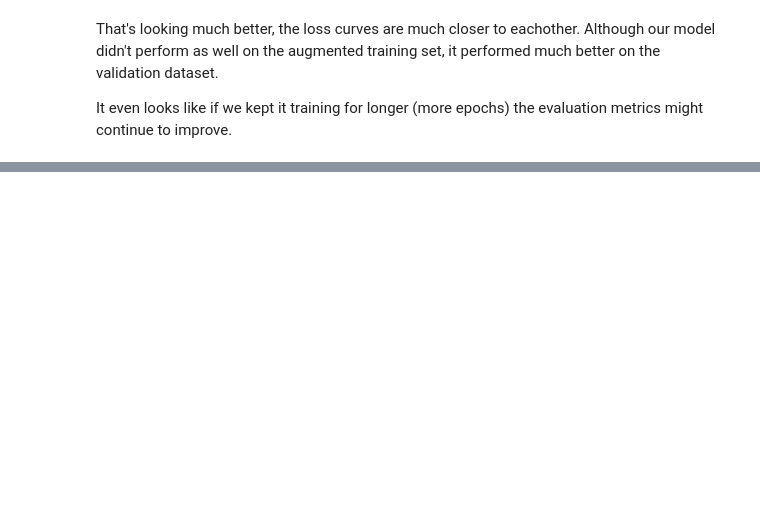
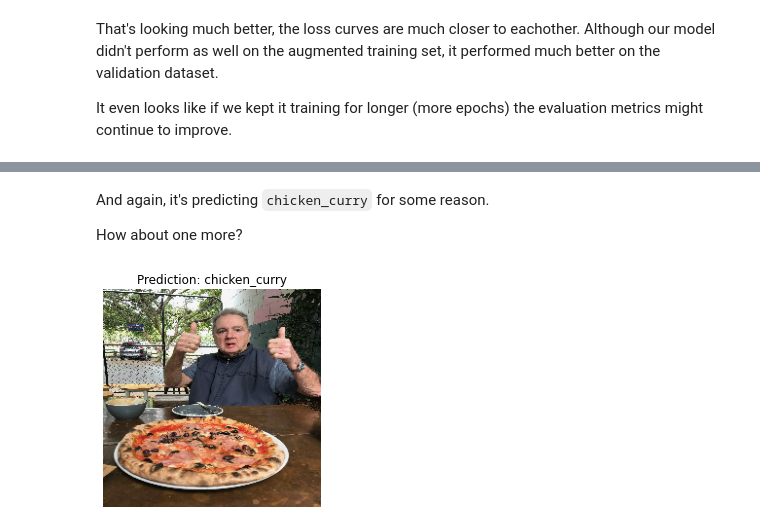
Before and after one commit to kianakiaei/TensorFlow, a Jupyter notebook: 03_computer_vision_with_tensorflow.ipynb, the cells around one changed output, grey strips where cells are left out. Drawn from its saved outputs; the diff is of its cells as text; code cells hidden in the pictures; blank space fills up the shorter version.

```diff
--- a/03_computer_vision_with_tensorflow.ipynb
+++ b/03_computer_vision_with_tensorflow.ipynb
@@ -1581,0 +1616,8 @@ It even looks like if we kept it training for longer (more epochs) the evaluatio
+# %% [markdown]
+And again, it's predicting `chicken_curry` for some reason.
+
+How about one more?
+# %%
+pred_and_plot(model_10, "03-pizza-dad.jpeg", class_names)
+# %% [output]
+[figure, added]
```
Also changed, not shown: parts of 58 cells of this notebook.
